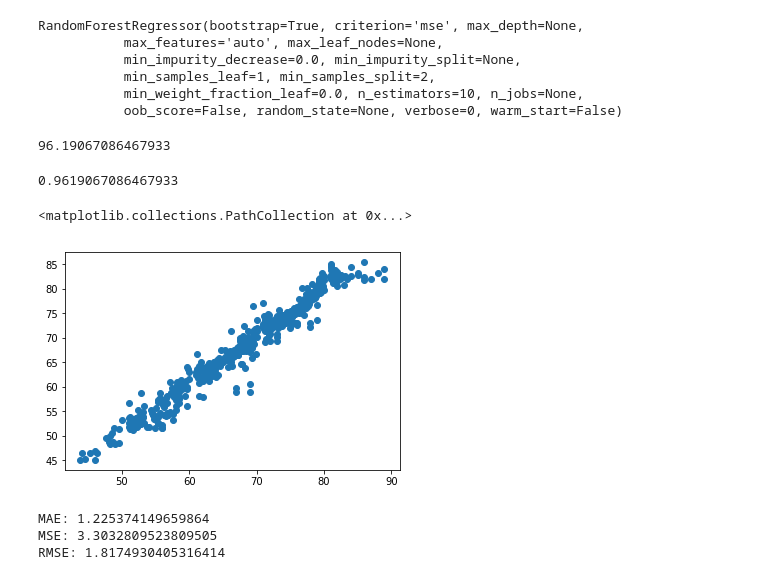
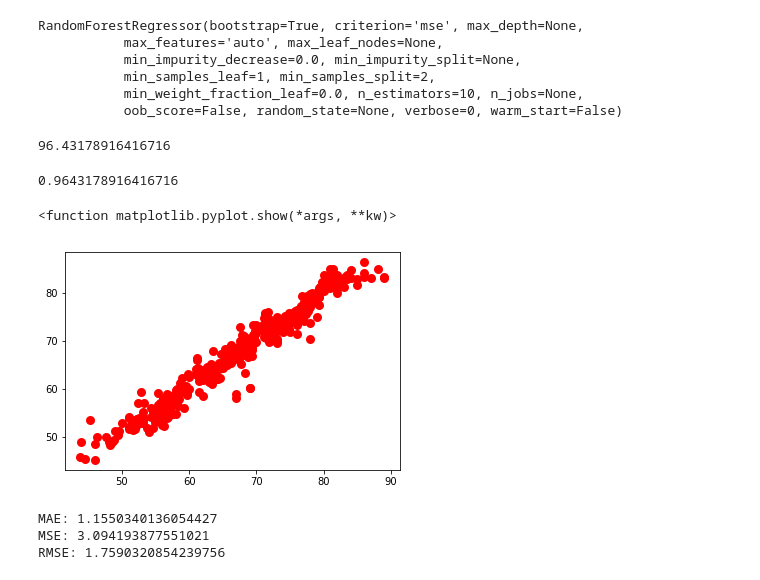
Before and after one commit to SmartPracticeschool/llSPS-INT-1731-Predicting-Life-Expectancy-using-Machine-Learning, a Jupyter notebook: Life Expectancy.ipynb, the cells around one changed output. Saved outputs shown, nothing was run; the diff lists cells and outputs as text; code cells hidden in the pictures.

```diff
--- a/Life Expectancy.ipynb
+++ b/Life Expectancy.ipynb
@@ -33,7 +33,11 @@ Schooling                          2775 non-null float64
 dtypes: float64(16), int64(4), object(2)
 memory usage: 505.0+ KB
 # %%
-df=pd.get_dummies(df,columns=['Country','Status'])
+#df=pd.get_dummies(df,columns=['Status'])
+# %%
+from sklearn import preprocessing
+le = preprocessing.LabelEncoder()
+df['Status'] = le.fit_transform(df['Status'])
 # %%
 df.head()
 # %% [output]
@@ -63,7 +75,7 @@ df.isnull().any().sum()
 # %% [output]
 0
 # %%
-X=df.drop(columns=['Life expectancy '])
+X=df.drop(columns=['Country','Life expectancy '])
 y=df['Life expectancy ']
 # %%
 from sklearn.model_selection import train_test_split
@@ -88,25 +100,26 @@ y_pred=model.predict(X_test)
 from sklearn.metrics import r2_score
 r2_score(y_test,y_pred)*100
 # %% [output]
-96.19067086467933
+96.43178916416716
 # %%
 model.score(X_test,y_test)
 # %% [output]
-0.9619067086467933
+0.9643178916416716
 # %%
-plt.scatter(y_test,y_pred)
+plt.scatter(y_test,y_pred,color='red', linewidth=3)
+plt.show
 # %% [output]
-<matplotlib.collections.PathCollection at 0x...>
+<function matplotlib.pyplot.show(*args, **kw)>
-[figure, old version]
+[figure, new version]
 # %%
 from sklearn import metrics
 print('MAE:', metrics.mean_absolute_error(y_test, y_pred))
 print('MSE:', metrics.mean_squared_error(y_test, y_pred))
 print('RMSE:', np.sqrt(metrics.mean_squared_error(y_test, y_pred)))
 # %% [output]
-MAE: 1.225374149659864
-MSE: 3.3032809523809505
-RMSE: 1.8174930405316414
+MAE: 1.1550340136054427
+MSE: 3.094193877551021
+RMSE: 1.7590320854239756
 # %%
 !pip install watson-machine-learning-client
 # %% [output]
```
Also changed, not shown: parts of 13 cells of this notebook.
